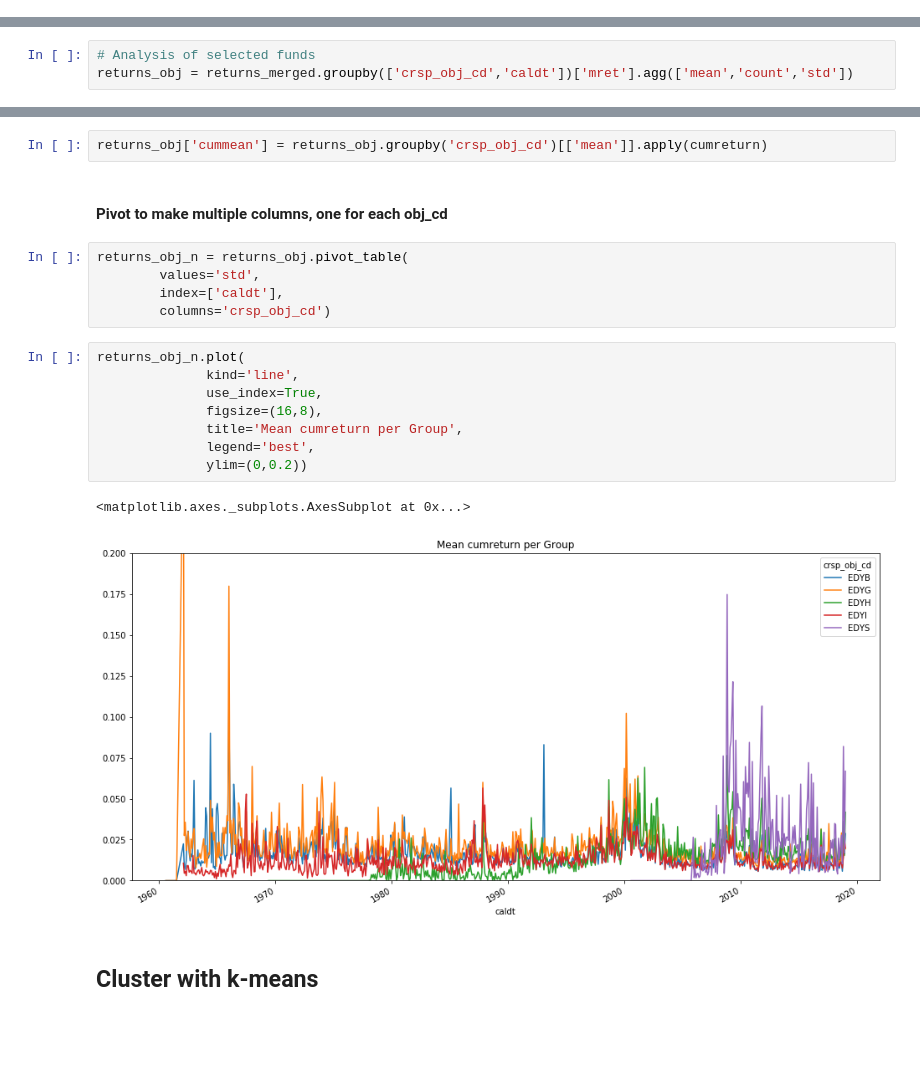
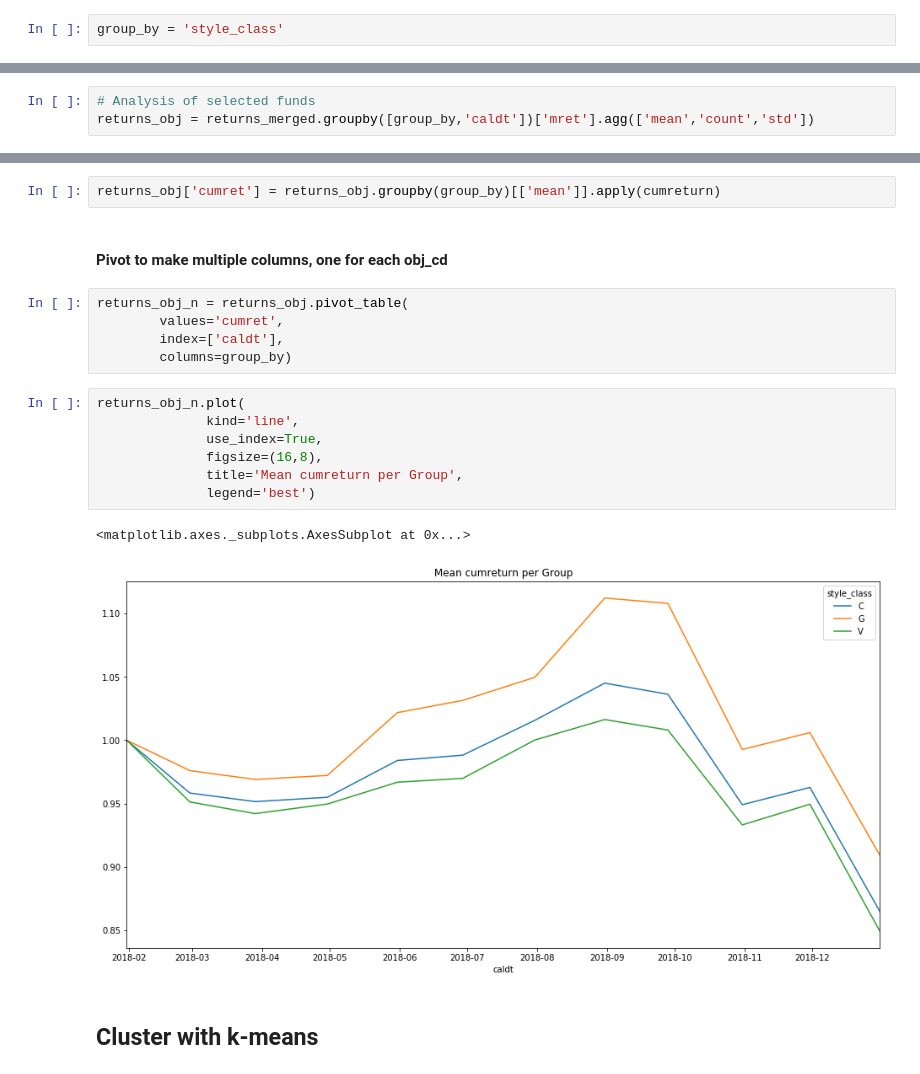
Before and after one commit to Amglex/Mutual-Funds, a Jupyter notebook: notebooks/05 - Mean return per Style.ipynb, the cells around one changed output, grey strips where cells are left out. Drawn from its saved outputs; the diff is of its cells as text; blank space fills up the shorter version.

```diff
--- a/notebooks/05 - Mean return per Style.ipynb
+++ b/notebooks/05 - Mean return per Style.ipynb
@@ -81,4 +144,6 @@ returns_merged.sample()
 ## Calc mean return per Obj_cd
 # %% [markdown]
 ### Get unique codes for later
+# %%
+group_by = 'style_class'
 # %%
@@ -92,6 +157,6 @@ returns_merged.sample(1)
 # %%
 # Analysis of selected funds
-returns_obj = returns_merged.groupby(['crsp_obj_cd','caldt'])['mret'].agg(['mean','count','std'])
+returns_obj = returns_merged.groupby([group_by,'caldt'])['mret'].agg(['mean','count','std'])
 # %%
 def cumreturn(series):
     """
@@ -105,25 +170,24 @@ def cumreturn(series):
     series = (series.fillna(0)+1).cumprod()
     return(series)
 # %%
-returns_obj['cummean'] = returns_obj.groupby('crsp_obj_cd')[['mean']].apply(cumreturn)
+returns_obj['cumret'] = returns_obj.groupby(group_by)[['mean']].apply(cumreturn)
 # %% [markdown]
 #### Pivot to make multiple columns, one for each obj_cd
 # %%
 returns_obj_n = returns_obj.pivot_table(
-        values='std',
+        values='cumret',
         index=['caldt'],
-        columns='crsp_obj_cd')
+        columns=group_by)
 # %%
 returns_obj_n.plot(
               kind='line',
               use_index=True,
               figsize=(16,8),
               title='Mean cumreturn per Group',
-              legend='best',
-              ylim=(0,0.2))
+              legend='best')
 # %% [output]
 <matplotlib.axes._subplots.AxesSubplot at 0x...>
-[figure, old version]
+[figure, new version]
 # %% [markdown]
 ## Cluster with k-means
 # %% [markdown]
```
Also changed, not shown: parts of 40 cells of this notebook, 4 other files.
